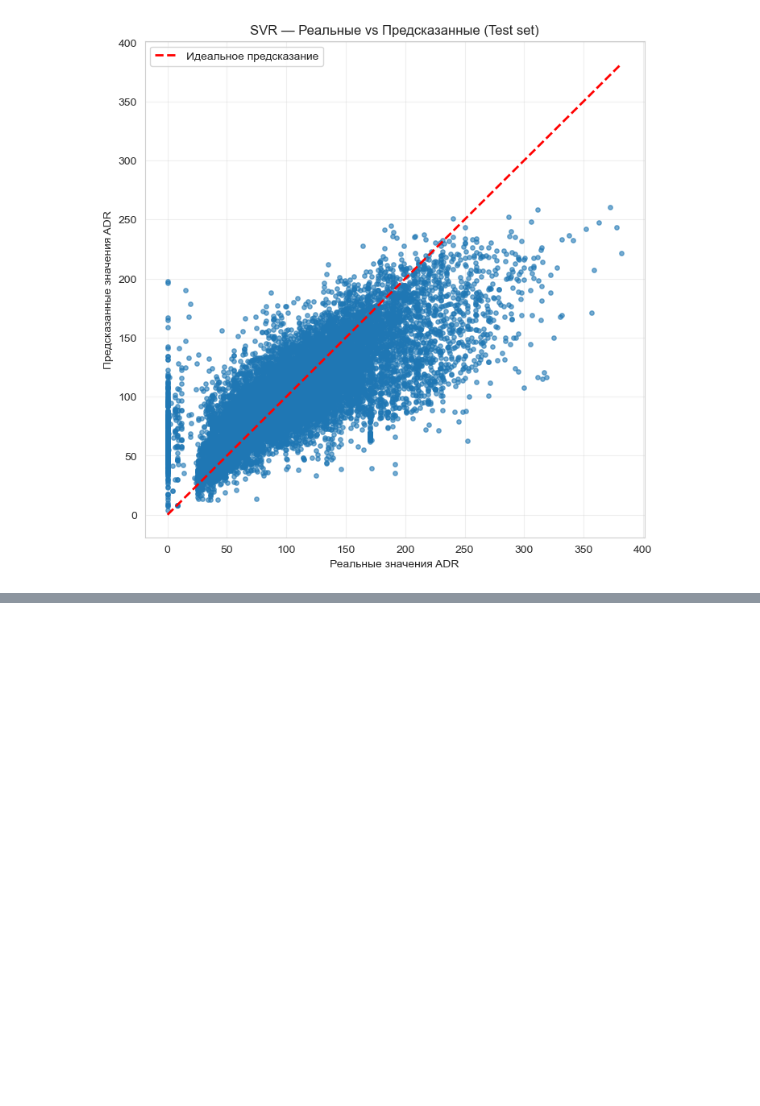
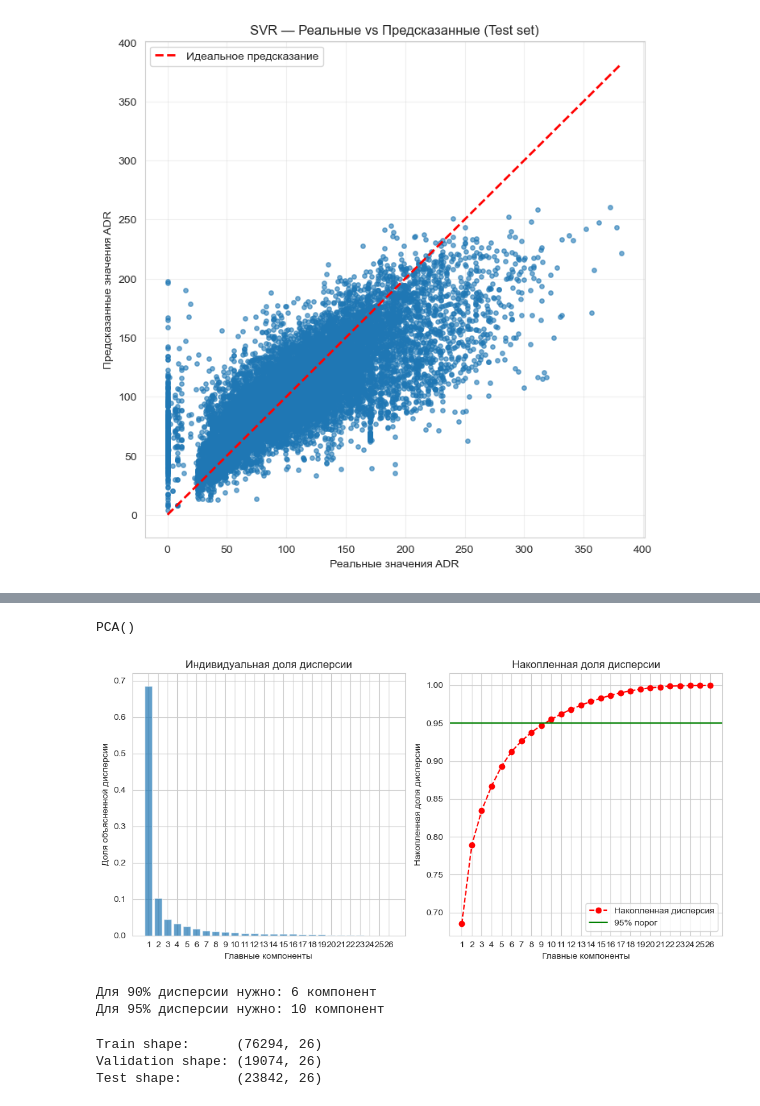
Before and after one commit to slaav1k/RSREU_MethodsML, a Jupyter notebook: sample2.ipynb, the cells around one changed output, grey strips where cells are left out. Cells and saved outputs as stored; diff of their text form; code cells hidden in the pictures; blank space fills up the shorter version.

```diff
--- a/sample2.ipynb
+++ b/sample2.ipynb
@@ -1543,0 +1710,39 @@ plt.show()
+# %%
+pca = PCA()
+pca.fit(Xcl)
+# %% [output]
+PCA()
+# %%
+explained_variance = pca.explained_variance_ratio_
+cumulative_variance = np.cumsum(explained_variance)
+# %%
+plt.figure(figsize=(10, 5))
+plt.subplot(1, 2, 1)
+plt.bar(range(1, len(explained_variance) + 1), explained_variance, alpha=0.7, label='Индивидуальная дисперсия')
+plt.xlabel('Главные компоненты')
+plt.ylabel('Доля объясненной дисперсии')
+plt.title('Индивидуальная доля дисперсии')
+plt.xticks(range(1, len(explained_variance) + 1, 1))
+
+plt.subplot(1, 2, 2)
+plt.xticks(range(1, len(explained_variance) + 1, 1))
+plt.plot(range(1, len(cumulative_variance) + 1), cumulative_variance, marker='o', linestyle='--', color='r',
+         label='Накопленная дисперсия')
+plt.xlabel('Главные компоненты')
+plt.ylabel('Накопленная доля дисперсии')
+plt.title('Накопленная доля дисперсии')
+plt.axhline(y=0.95, color='g', linestyle='-', label='95% порог')
+plt.legend()
+plt.tight_layout()
+plt.show()
+# %% [output]
+[figure, added]
+# %%
+n_components_95 = np.argmax(cumulative_variance >= 0.95) + 1
+n_components_90 = np.argmax(cumulative_variance >= 0.90) + 1
+
+print(f"Для 90% дисперсии нужно: {n_components_90} компонент")
+print(f"Для 95% дисперсии нужно: {n_components_95} компонент")
+# %% [output]
+Для 90% дисперсии нужно: 6 компонент
+Для 95% дисперсии нужно: 10 компонент
@@ -1543,0 +1752,22 @@ plt.show()
+# %%
+from sklearn.model_selection import train_test_split
+
+# Разделение на Train / Validation / Test
+
+# тестовая
+Xcl_train_full, Xcl_test, ycl_train_full, ycl_test = train_test_split(
+    Xcl, ycl, test_size=0.20, random_state=42
+)
+
+# валидационная
+Xcl_train, Xcl_val, ycl_train, ycl_val = train_test_split(
+    Xcl_train_full, ycl_train_full, test_size=0.20, random_state=42
+)
+
+print(f"Train shape:      {Xcl_train.shape}")
+print(f"Validation shape: {Xcl_val.shape}")
+print(f"Test shape:       {Xcl_test.shape}")
+# %% [output]
+Train shape:      (76294, 26)
+Validation shape: (19074, 26)
+Test shape:       (23842, 26)
```
Also changed, not shown: parts of 71 cells of this notebook.
